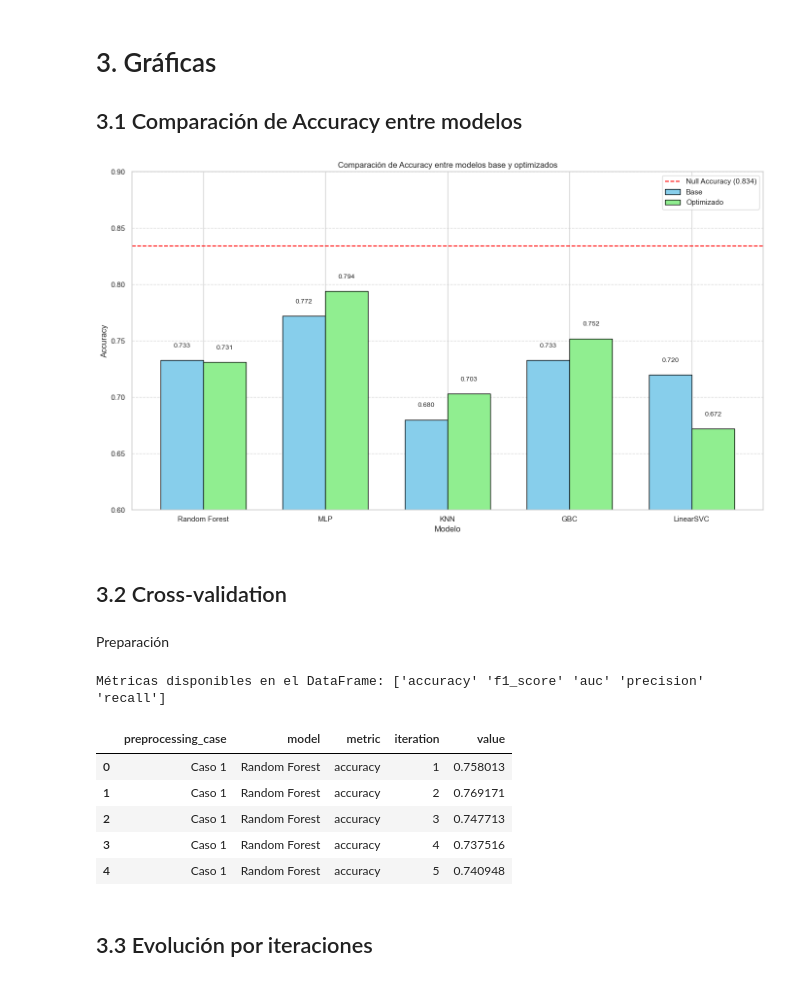
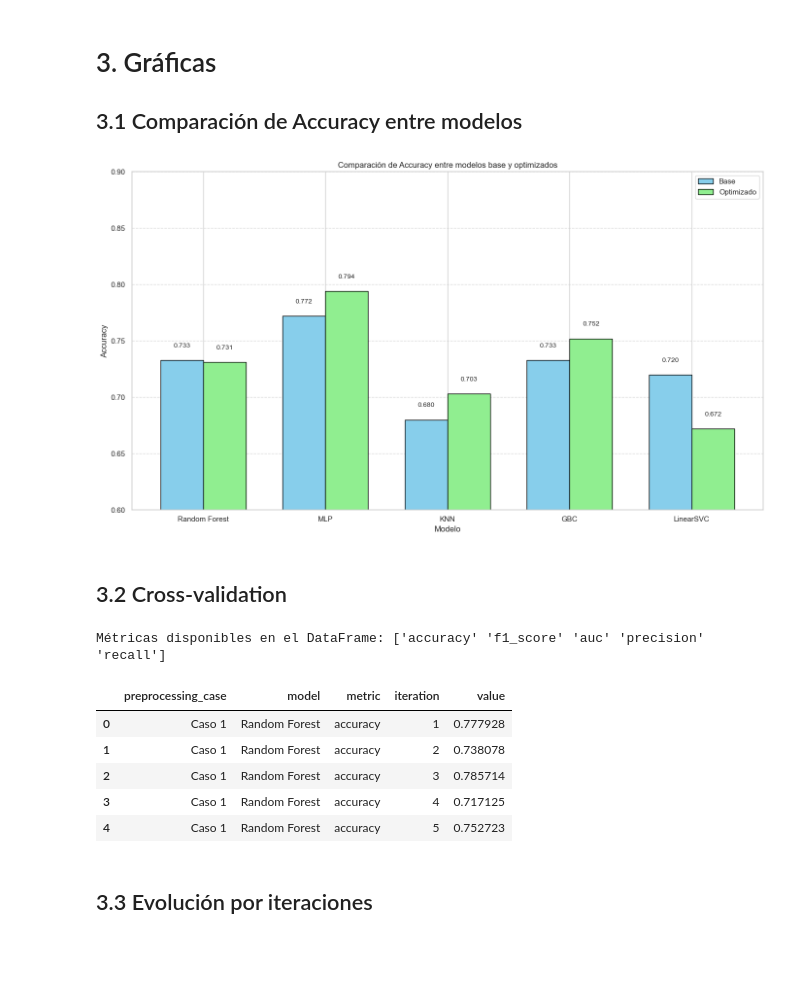
Before and after one commit to Tehedor/Reto1_ML-ABID, a Jupyter notebook: 7_Visualización.ipynb, the cells around one changed output. Saved outputs shown, nothing was run; the diff lists cells and outputs as text; code cells hidden in the pictures; blank space fills up the shorter version.

```diff
--- a/7_Visualización.ipynb
+++ b/7_Visualización.ipynb
@@ -155,74 +159,56 @@ Modelos optimizados:
 # %%
 plt.figure(figsize=(14, 8))
 
-# Creamos un gráfico de barras agrupadas para accuracy
 bar_width = 0.35
 index = np.arange(5)  # 5 tipos de modelos
 
-# Extraemos solo los nombres únicos de los modelos (sin el '(opt)')
 model_names = [name.split(' (opt)')[0] for name in df_base['Modelo']]
 
 # Creamos las barras
 bars1 = plt.bar(index, df_base['Accuracy'], bar_width,
                 label='Base', color='skyblue', edgecolor='black')
 bars2 = plt.bar(index + bar_width, df_optimized['Accuracy'], bar_width,
                 label='Optimizado', color='lightgreen', edgecolor='black')
 
-# Añadimos una línea horizontal para la null accuracy (0.834)
-plt.axhline(y=0.834, color='red', linestyle='--', label='Null Accuracy (0.834)')
-
 # Personalizamos el gráfico
 plt.xlabel('Modelo')
 plt.ylabel('Accuracy')
 plt.title('Comparación de Accuracy entre modelos base y optimizados')
 plt.xticks(index + bar_width/2, model_names)
 plt.legend()
 
-# Añadimos valores sobre las barras
 def add_labels(bars):
     for bar in bars:
         height = bar.get_height()
         plt.text(bar.get_x() + bar.get_width()/2., height + 0.01,
                 f'{height:.3f}', ha='center', va='bottom', fontsize=10)
 
 add_labels(bars1)
 add_labels(bars2)
 
-plt.ylim(0.6, 0.9)  # Ajustamos los límites del eje y
+plt.ylim(0.6, 0.9)
 plt.grid(axis='y', linestyle='--', alpha=0.7)
 plt.tight_layout()
 plt.show()
 # %% [output]
-[figure, old version]
+[figure, new version]
 # %% [markdown]
 ## 3.2 Cross-validation
-# %% [markdown]
-Preparación
 # %%
-## 6. Visualización del proceso de Cross-Validation
-
-# Preparar datos para el proceso de cross-validation
-# Usaremos los datos de los modelos que ya tenemos en el DataFrame df_models
-
-# Definir los casos de preprocesado (6 casos en lugar de 3)
 preprocessing_cases = ['Caso 1', 'Caso 2', 'Caso 3', 'Caso 4', 'Caso 5', 'Caso 6']
-iterations = range(1, 6)  # 5 iteraciones de CV
-metrics = ['accuracy', 'f1_score', 'auc', 'precision', 'recall']  # Añadimos precision y recall
+iterations = range(1, 6)
+metrics = ['accuracy', 'f1_score', 'auc', 'precision', 'recall']
 
 # Extraer los modelos base de df_models
 models = df_models[df_models['Categoría'] == 'Base']['Modelo'].tolist()
 
-# Crear estructura para resultados de cross-validation
 cv_data = []
 
-# Para cada combinación de caso de preprocesado, modelo y métrica
 for preprocessing_case in preprocessing_cases:
     for model_name in models:
-        # Obtenemos las métricas base para este modelo desde df_models
         model_base_metrics = df_models[df_models['Modelo'] == model_name]
 
         for metric in metrics:
-            # Asignamos un valor base según la métrica
             if metric == 'accuracy':
                 base_value = model_base_metrics['Accuracy'].iloc[0]
             elif metric == 'f1_score':
@@ -234,7 +220,6 @@ for preprocessing_case in preprocessing_cases:
             elif metric == 'recall':
                 base_value = model_base_metrics['Recall_1'].iloc[0]  # Recall para clase positiva
 
-            # Variación según caso de preprocesado (personalizada para 6 casos)
             if preprocessing_case == 'Caso 1':
                 case_modifier = 0.02
             elif preprocessing_case == 'Caso 2':
@@ -248,9 +233,7 @@ for preprocessing_case in preprocessing_cases:
             else:  # Caso 6
                 case_modifier = -0.02
 
-            # Generamos valores para cada iteración con pequeñas variaciones
             for iteration in iterations:
-                # Pequeña variación aleatoria para cada iteración
                 random_variation = np.random.normal(0, 0.02)
                 value = min(base_value + case_modifier + random_variation, 1.0)
 
@@ -265,6 +248,9 @@ for preprocessing_case in preprocessing_cases:
 # Convertimos a DataFrame
 cv_results = pd.DataFrame(cv_data)
 
+# Definir las métricas disponibles para usar en las visualizaciones
+available_metrics = ['accuracy', 'f1_score', 'auc', 'precision', 'recall']
+
 # Comprobamos que todas las métricas están incluidas
 print("Métricas disponibles en el DataFrame:", cv_results['metric'].unique())
 
@@ -273,11 +259,11 @@ cv_results.head()
 # %% [output]
 Métricas disponibles en el DataFrame: ['accuracy' 'f1_score' 'auc' 'precision' 'recall']
 |  | preprocessing_case | model | metric | iteration | value |
-| 0 | Caso 1 | Random Forest | accuracy | 1 | 0.758013 |
-| 1 | Caso 1 | Random Forest | accuracy | 2 | 0.769171 |
-| 2 | Caso 1 | Random Forest | accuracy | 3 | 0.747713 |
-| 3 | Caso 1 | Random Forest | accuracy | 4 | 0.737516 |
-| 4 | Caso 1 | Random Forest | accuracy | 5 | 0.740948 |
+| 0 | Caso 1 | Random Forest | accuracy | 1 | 0.777928 |
+| 1 | Caso 1 | Random Forest | accuracy | 2 | 0.738078 |
+| 2 | Caso 1 | Random Forest | accuracy | 3 | 0.785714 |
+| 3 | Caso 1 | Random Forest | accuracy | 4 | 0.717125 |
+| 4 | Caso 1 | Random Forest | accuracy | 5 | 0.752723 |
 # %% [markdown]
 ## 3.3 Evolución por iteraciones
 # %%
```
Also changed, not shown: parts of 15 cells of this notebook.
